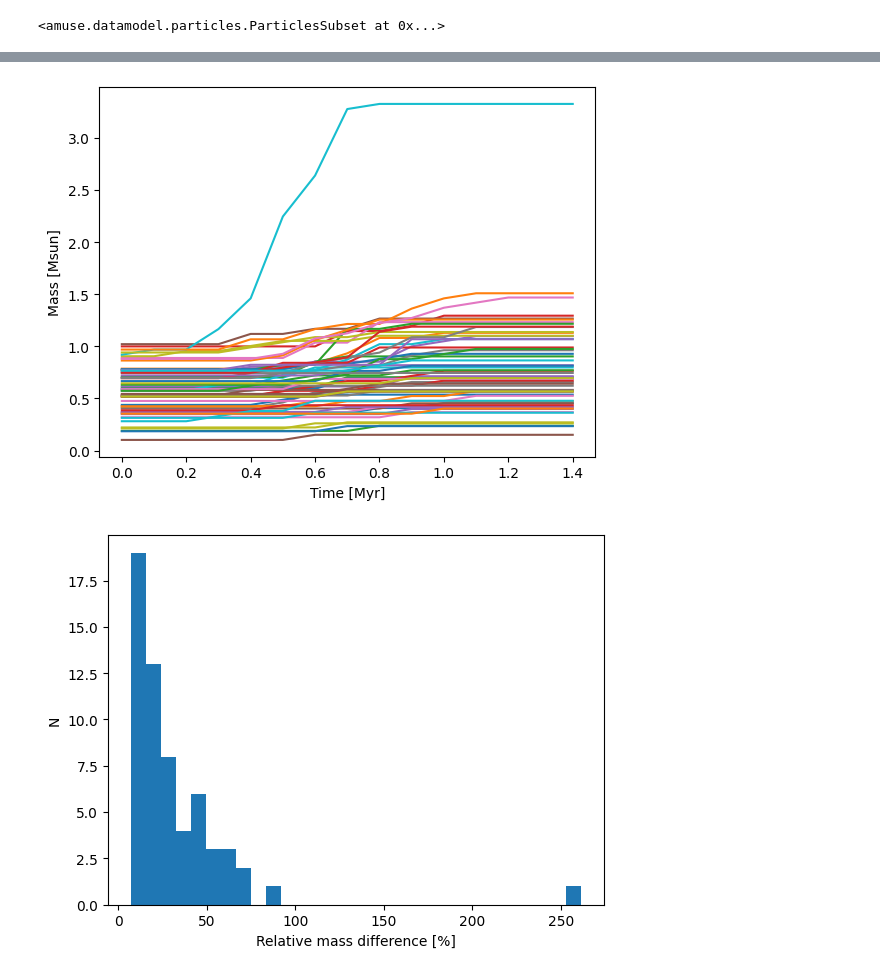
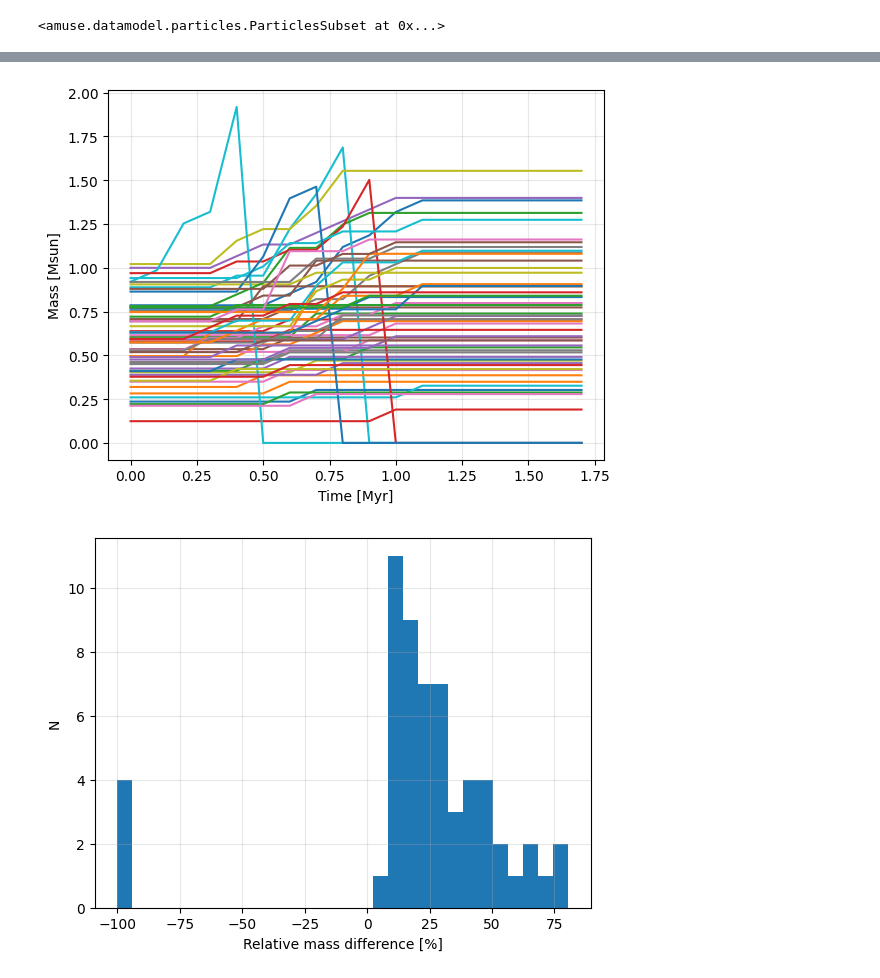
Before and after one commit to umuzigazuba/AMUSE-_project_SNOOPS, a Jupyter notebook: AMUSE_project_YESSIR/notebooks/sink_test.ipynb, the cells around one changed output, grey strips where cells are left out. Saved outputs shown, nothing was run; the diff lists cells and outputs as text; code cells hidden in the pictures.

```diff
--- a/AMUSE_project_YESSIR/notebooks/sink_test.ipynb
+++ b/AMUSE_project_YESSIR/notebooks/sink_test.ipynb
@@ -200,17 +220,23 @@ def free_fall_time(star, particles, time_step):
 # %%
-def accrete_mass(sinks, hydro_particles, time_step):
+def accrete_mass(sinks, hydro_particles,time_step):
     # For each sink, find the hydro particles that are located within the sink radius
     particles_within_sink_radius = sinks.select_too_close(hydro_particles)
 
     for idx in range(len(sinks)):
         # Select the ones that are gravitationally bound to the sink
         bounded_particles = detect_bounded_gas(sinks[idx], particles_within_sink_radius[idx], hardness = 0.1)
-        # bounded_particles = free_fall_time(sinks[idx], bounded_particles, time_step)
+        bounded_particles,dmass = free_fall_time(sinks[idx],particles_within_sink_radius[idx],\
+                                               bounded_particles, time_step)
         if len(bounded_particles) != 0:
             # Update the mass of the sink
             sinks[idx].name = "Accreted star"
-            sinks[idx].mass += bounded_particles.mass.sum()
-            # Remove the accreted particles from the particle cloud
-            hydro_particles.remove_particles(bounded_particles)
+            sinks[idx].mass += np.sum(dmass)
+            #Update particles mass for the particle cloud
+            bounded_particles.mass -= dmass
+
+            for i in range(len(bounded_particles)):
+                for particles in hydro_particles:
+                    if particles.key == bounded_particles.key[i]:
+                        particles.mass = bounded_particles.mass[i]
 # %%
 # sinks.sink_radius = [bondi_radius(sink.mass).in_(units.pc) for sink in sinks]
@@ -218,5 +248,5 @@ def accrete_mass(sinks, hydro_particles, time_step):
 # %%
-def plot_cloud_and_star_cluster(time, hydro, sinks, x_lim, y_lim, N, density_map_MC):
+def plot_cloud_and_star_cluster(time, hydro, sinks, x_lim, y_lim, N, density_map_MC, path_savefig):
 
     rho = make_map(hydro, x_lim = x_lim, y_lim = y_lim, N = N)
 
@@ -228,7 +258,7 @@ def plot_cloud_and_star_cluster(time, hydro, sinks, x_lim, y_lim, N, density_map
     plt.imshow(np.log10(rho.value_in(units.amu/units.cm**3)), cmap = "plasma", extent = [-x_lim, x_lim, -y_lim, y_lim])
     plt.scatter(sinks.position.x.value_in(units.pc), sinks.position.y.value_in(units.pc), c = colors[colors_sink], s = sinks.mass.value_in(units.MSun)*5)
 
-    plt.title(f"Molecular cloud at time = {time.value_in(units.Myr)} Myr")
+    plt.title(f"Collision at time = {time.value_in(units.Myr)} Myr")
     plt.xlabel("x [pc]")
     plt.ylabel("y [pc]")
     plt.xlim([-x_lim, x_lim])
@@ -238,5 +268,7 @@ def plot_cloud_and_star_cluster(time, hydro, sinks, x_lim, y_lim, N, density_map
     colorbar = plt.colorbar(density_map_MC, cax = colorbar_axis, fraction = 0.046, pad = 0.04)
     colorbar.set_label('log density [$amu/cm^3$]', labelpad = 5)
 
+    plt.savefig(path_savefig)
+
     plt.show()
 # %%
@@ -330,4 +385,6 @@ Post accretion cluster mass 71.8750716166 MSun
 # %%
 mass_difference = sinks_mass_snapshots[-1] - sinks_mass_snapshots[0]
-mass_difference
+mask = np.where(abs(mass_difference) > 1e-15)
+print(len(mask[0]))
+print(mass_difference)
 # %% [output]
@@ -351,3 +408 @@ array([  9.82267614e-02,   0.00000000e+00,   0.00000000e+00,
-# %%
-mask = np.where(mass_difference > 1e-15)
 # %%
@@ -357,19 +424,21 @@ len(mask[0])
 # %%
-plt.plot(np.arange(0, 1.5, 0.1), np.array(sinks_mass_snapshots)[:, mask[0]])
+plt.plot(np.arange(0, 1.8, 0.1), np.array(sinks_mass_snapshots)[:, mask[0]])
+plt.grid(alpha = 0.3)
 plt.xlabel("Time [Myr]")
 plt.ylabel("Mass [Msun]")
 plt.show()
 # add vertical lines for when the cluster enters and leaves the cloud
 # %% [output]
-[figure, old version]
+[figure, new version]
 # %%
 relative_mass = np.array(mass_difference)[mask[0]]/np.array(sinks_mass_snapshots[0])[mask[0]]
 plt.hist(relative_mass*100, bins  = 30)
+plt.grid(alpha = 0.3)
 plt.xlabel("Relative mass difference [%]")
 plt.ylabel("N")
 plt.show()
 # %% [output]
-[figure, old version]
+[figure, new version]
 # %%
 gravity_code.stop()
 hydro_cloud.stop()
```
Also changed, not shown: parts of 14 cells of this notebook.
